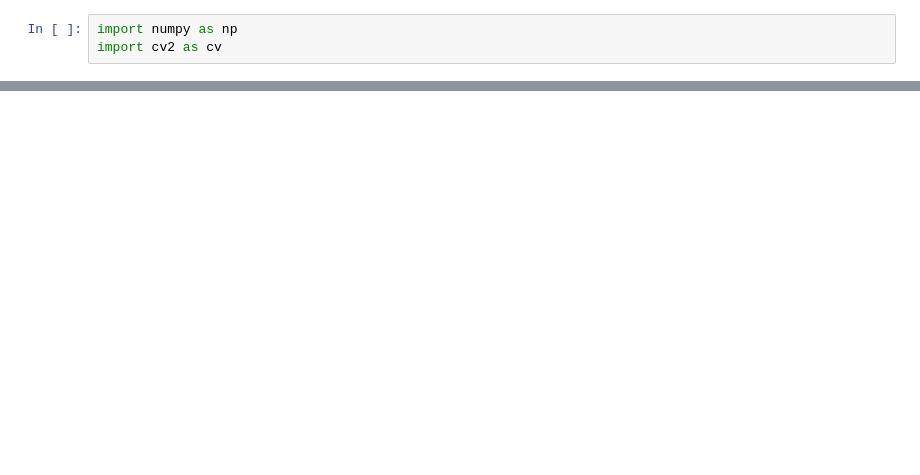
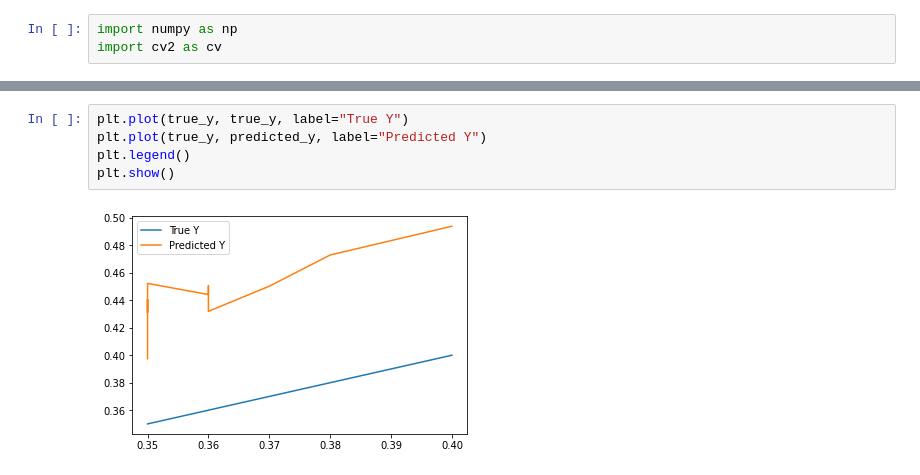
Before and after one commit to frc6941/2022-competition-robot, a Jupyter notebook: vision-calibration/VisionMatrixVersion.ipynb, the cells around one changed output, grey strips where cells are left out. Saved outputs shown, nothing was run; the diff lists cells and outputs as text; blank space fills up the shorter version.

```diff
--- a/vision-calibration/VisionMatrixVersion.ipynb
+++ b/vision-calibration/VisionMatrixVersion.ipynb
@@ -76,0 +193,7 @@ Final Translation: X 2.24266m, Y 1.78015m
+# %%
+plt.plot(true_y, true_y, label="True Y")
+plt.plot(true_y, predicted_y, label="Predicted Y")
+plt.legend()
+plt.show()
+# %% [output]
+[figure, added]
```
Also changed, not shown: parts of 21 cells of this notebook, 9 other files.
